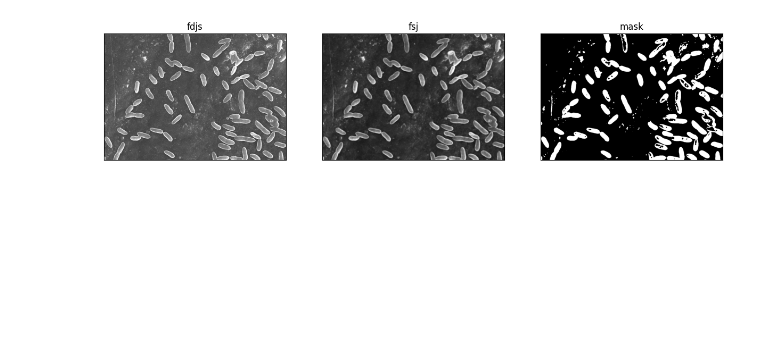
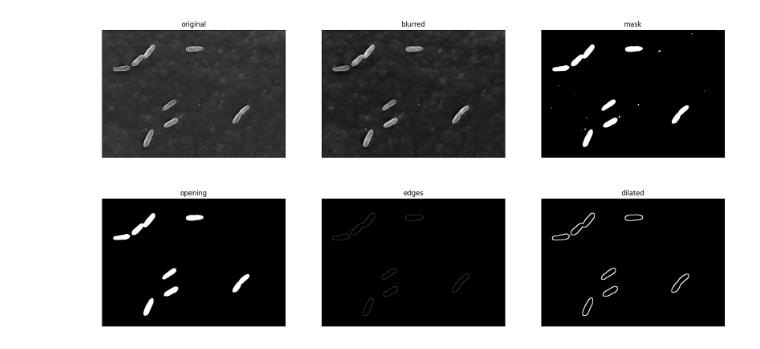
Before and after one commit to tcaty/opencv-cells-detection, a Jupyter notebook: notebook.ipynb, the cells around one changed output. Saved outputs shown, nothing was run; the diff lists cells and outputs as text; code cells hidden in the pictures; blank space fills up the shorter version.

Commit message:
one image completed

```diff
--- a/notebook.ipynb
+++ b/notebook.ipynb
@@ -6,11 +10,17 @@ from utils.helpers.enums import FilterAlg, ContoursDetectingAlg
 images = [CellImage(image) for image in get_images('./cells_images/Provotorova/')]
 for image in images:
     image.delete_description()
+# %%
+image_0 = images[0]
 # %%
+image = copy(image_0)
 show_images([
-    (images[1].image, 'fdjs'),
-    (images[1].filter(alg_name=FilterAlg.GAUSSIAN, ksize=(11, 11)), 'fsj'),
-    (images[1].detect_contours(alg_name=ContoursDetectingAlg.BY_HAND, threshold_value=130), 'mask')
-], grid=(1, 3), size_inches=(15, 15))
+    (image.src, 'original'),
+    (image.filter(alg=FilterAlg.GAUSSIAN, ksize=(13, 13)), 'blurred'),
+    (image.detect_contours(alg=ContoursDetectingAlg.BY_HAND, threshold_value=110), 'mask'),
+    (image.morph_transform(alg=MorphOperation.OPENING, iterations=2), 'opening'),
+    (image.detect_edges(alg=EdgesDetectingAlg.CANNY, threshold1=0, threshold2=1), 'edges'),
+    (image.morph_transform(alg=MorphOperation.DILATION), 'dilated')
+], grid=(2, 3), size_inches=(20, 10))
 # %% [output]
-[figure, old version]
+[figure, new version]
```
Also changed, not shown: parts of 2 cells of this notebook, 6 other files.
